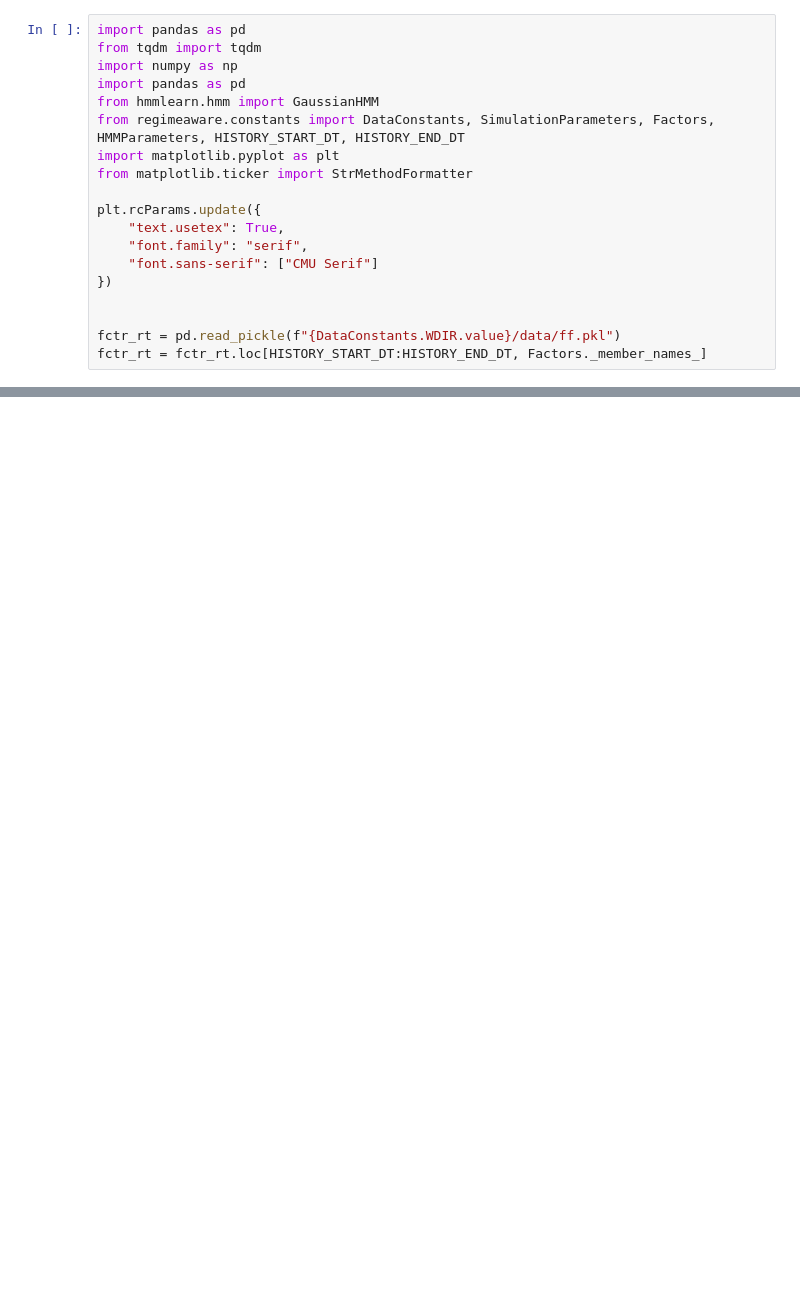
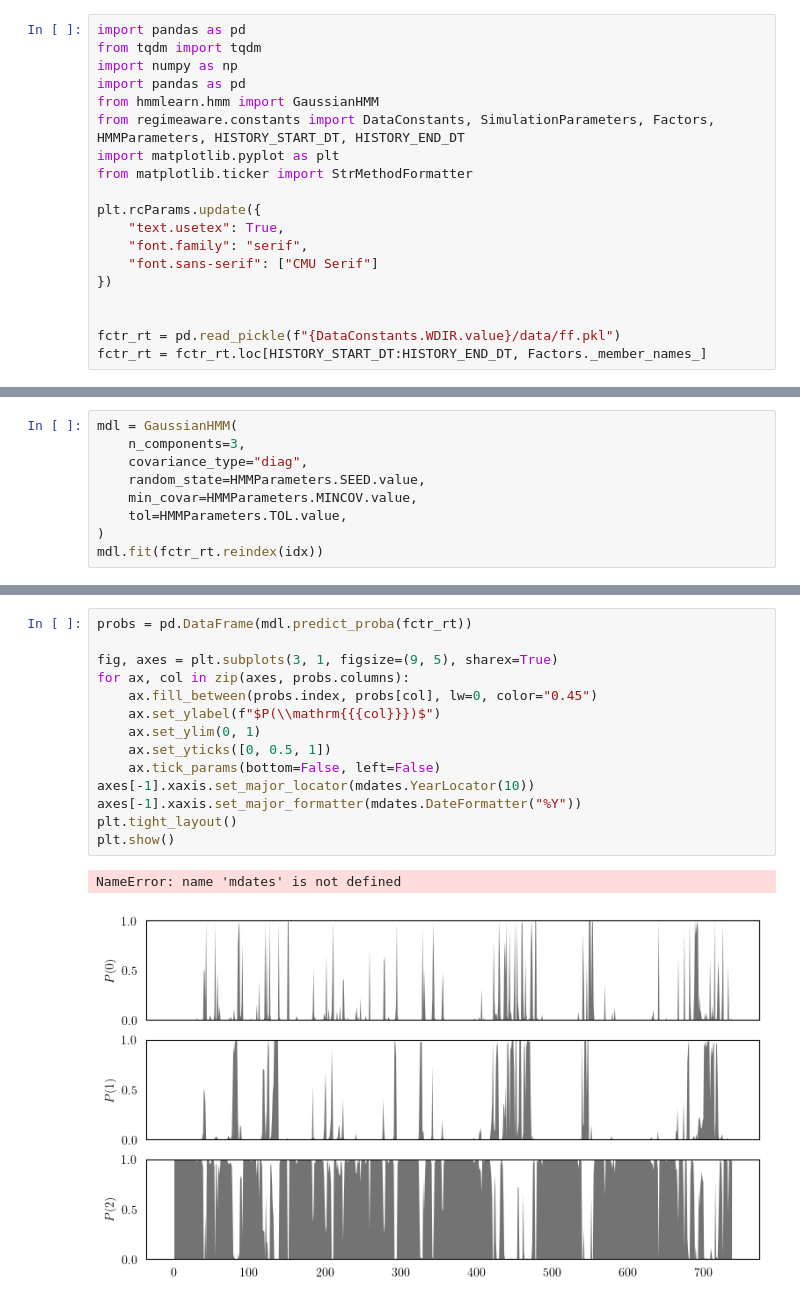
Before and after one commit to fcoibanez/regimeaware, a Jupyter notebook: notebooks/states_determination.ipynb, the cells around one changed output, grey strips where cells are left out. Drawn from its saved outputs; the diff is of its cells as text; blank space fills up the shorter version.

```diff
--- a/notebooks/states_determination.ipynb
+++ b/notebooks/states_determination.ipynb
@@ -76,0 +77,9 @@ plt.show()
+# %%
+mdl = GaussianHMM(
+    n_components=3,
+    covariance_type="diag",
+    random_state=HMMParameters.SEED.value,
+    min_covar=HMMParameters.MINCOV.value,
+    tol=HMMParameters.TOL.value,
+)
+mdl.fit(fctr_rt.reindex(idx))
@@ -76,0 +122,17 @@ plt.show()
+# %%
+probs = pd.DataFrame(mdl.predict_proba(fctr_rt))
+
+fig, axes = plt.subplots(3, 1, figsize=(9, 5), sharex=True)
+for ax, col in zip(axes, probs.columns):
+    ax.fill_between(probs.index, probs[col], lw=0, color="0.45")
+    ax.set_ylabel(f"$P(\\mathrm{{{col}}})$")
+    ax.set_ylim(0, 1)
+    ax.set_yticks([0, 0.5, 1])
+    ax.tick_params(bottom=False, left=False)
+axes[-1].xaxis.set_major_locator(mdates.YearLocator(10))
+axes[-1].xaxis.set_major_formatter(mdates.DateFormatter("%Y"))
+plt.tight_layout()
+plt.show()
+# %% [output]
+NameError: name 'mdates' is not defined
+[figure, added]
```
Also changed, not shown: parts of 5 cells of this notebook.
